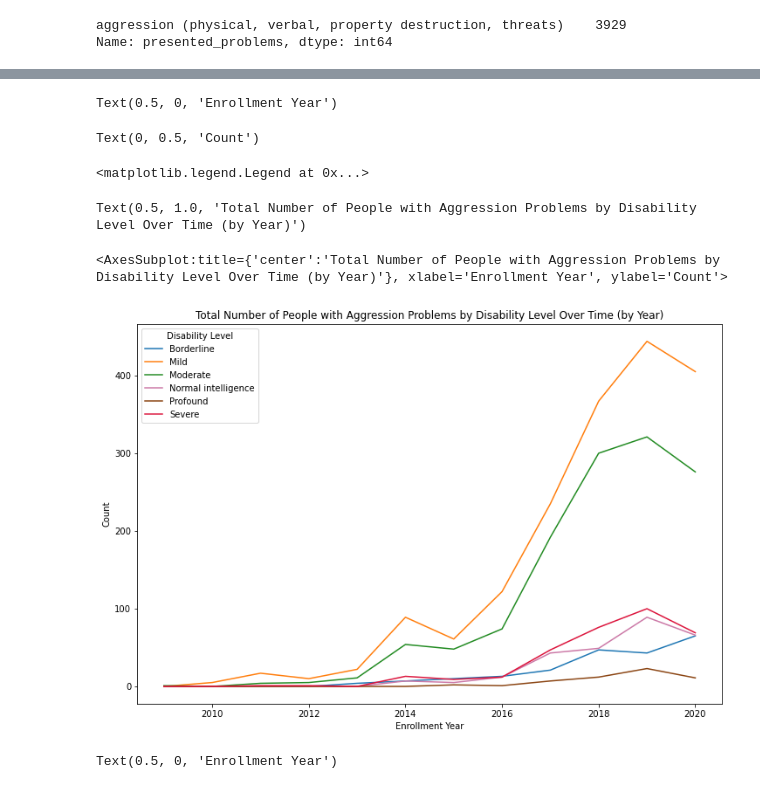
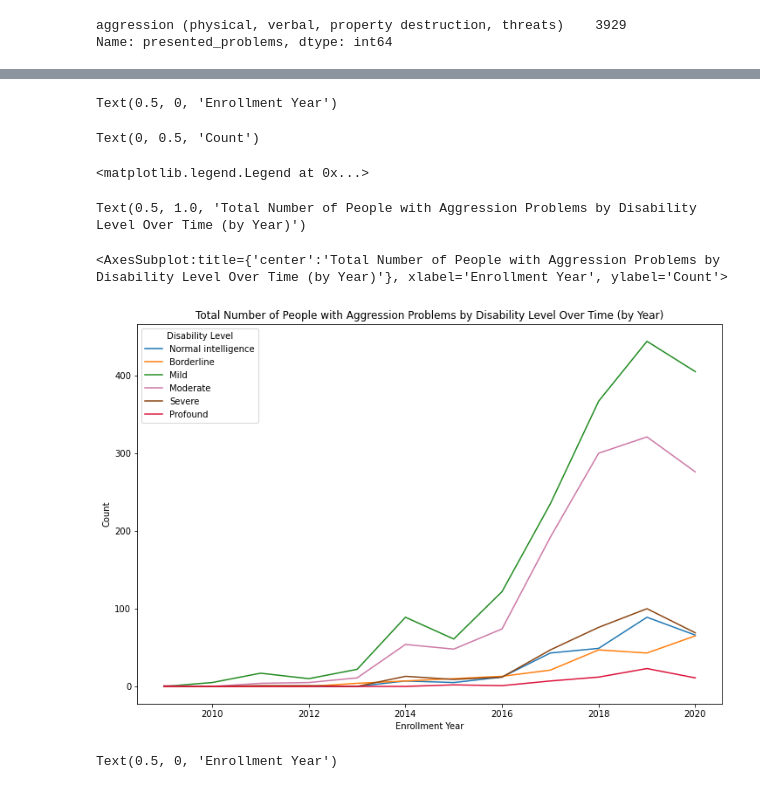
Before and after one commit to aimenabdulaziz/qss_final_project, a Jupyter notebook: code/01_data_cleaning_and_merging.ipynb, the cells around one changed output, grey strips where cells are left out. Cells and saved outputs as stored; diff of their text form; code cells hidden in the pictures.

Commit message:
updated the order for disability_level

```diff
--- a/code/01_data_cleaning_and_merging.ipynb
+++ b/code/01_data_cleaning_and_merging.ipynb
@@ -361,7 +361,7 @@ Female     5640
 Name: Gender, dtype: int64
 # %%
 # make the disability level column an ordered factor variable
-disability_levels_ordered = ['Normal intelligence', 'Borderline', 'Mild', 'Moderate', 'Profound', 'Severe']
+disability_levels_ordered = ['Normal intelligence', 'Borderline', 'Mild', 'Moderate', 'Severe', 'Profound']
 
 # convert disability_level to ordered categorical variable
 demographics_problems_merged['disability_level_ordered'] = pd.Categorical(demographics_problems_merged['disability_level'], categories=disability_levels_ordered, ordered=True)
@@ -455,7 +455,7 @@ Borderline                new york              111
 Name: state_demographics, dtype: int64
 # %%
 # define a dictionary of colors for each disability level
-colors = {'Normal intelligence': '#1f77b4', 'Borderline': '#ff7f0e', 'Mild': '#228B22', 'Moderate': '#CC79A7', 'Profound': '#8B4513', 'Severe': '#DC143C'}
+colors = {'Normal intelligence': '#1f77b4', 'Borderline': '#ff7f0e', 'Mild': '#228B22', 'Moderate': '#CC79A7', 'Severe': '#8B4513', 'Profound': '#DC143C'}
 
 # line plot of the total number of people for each disability level over time (by month-year)
 plot_by_ym = demographics_aggression_problems.groupby('enrollment_ym_derived')['disability_level_ordered'].value_counts().unstack().fillna(0).plot(figsize=(12, 8), color=colors.values())
@@ -475,18 +477,18 @@ Text(0.5, 1.0, 'Total Number of People with Aggression Problems by Disability Le
 # %%
 # line plot of the total number of people for each aggression level by year
-plot_by_y = demographics_aggression_problems.groupby('enrollment_year')['disability_level'].value_counts().unstack().fillna(0).plot(figsize=(12, 8), color=colors.values())
+plot_by_y = demographics_aggression_problems.groupby('enrollment_year')['disability_level_ordered'].value_counts().unstack().fillna(0).plot(figsize=(12, 8), color=colors.values())
 plot_by_y.set_xlabel("Enrollment Year")
 plot_by_y.set_ylabel("Count")
 plot_by_y.legend(title="Disability Level")
 plot_by_y.set_title("Total Number of People with Aggression Problems by Disability Level Over Time (by Year)")
 plot_by_y
 # %% [output]
 Text(0.5, 0, 'Enrollment Year')
 Text(0, 0.5, 'Count')
 <matplotlib.legend.Legend at 0x...>
 Text(0.5, 1.0, 'Total Number of People with Aggression Problems by Disability Level Over Time (by Year)')
 <AxesSubplot:title={'center':'Total Number of People with Aggression Problems by Disability Level Over Time (by Year)'}, xlabel='Enrollment Year', ylabel='Count'>
-[figure, old version]
+[figure, new version]
 # %%
 # line plot of the total number of people for each aggression level by year
 gender_by_ym = demographics_aggression_problems.groupby('enrollment_ym_derived')['Gender'].value_counts().unstack().fillna(0).plot(figsize=(12, 8))
```
Also changed, not shown: parts of 10 cells of this notebook.
